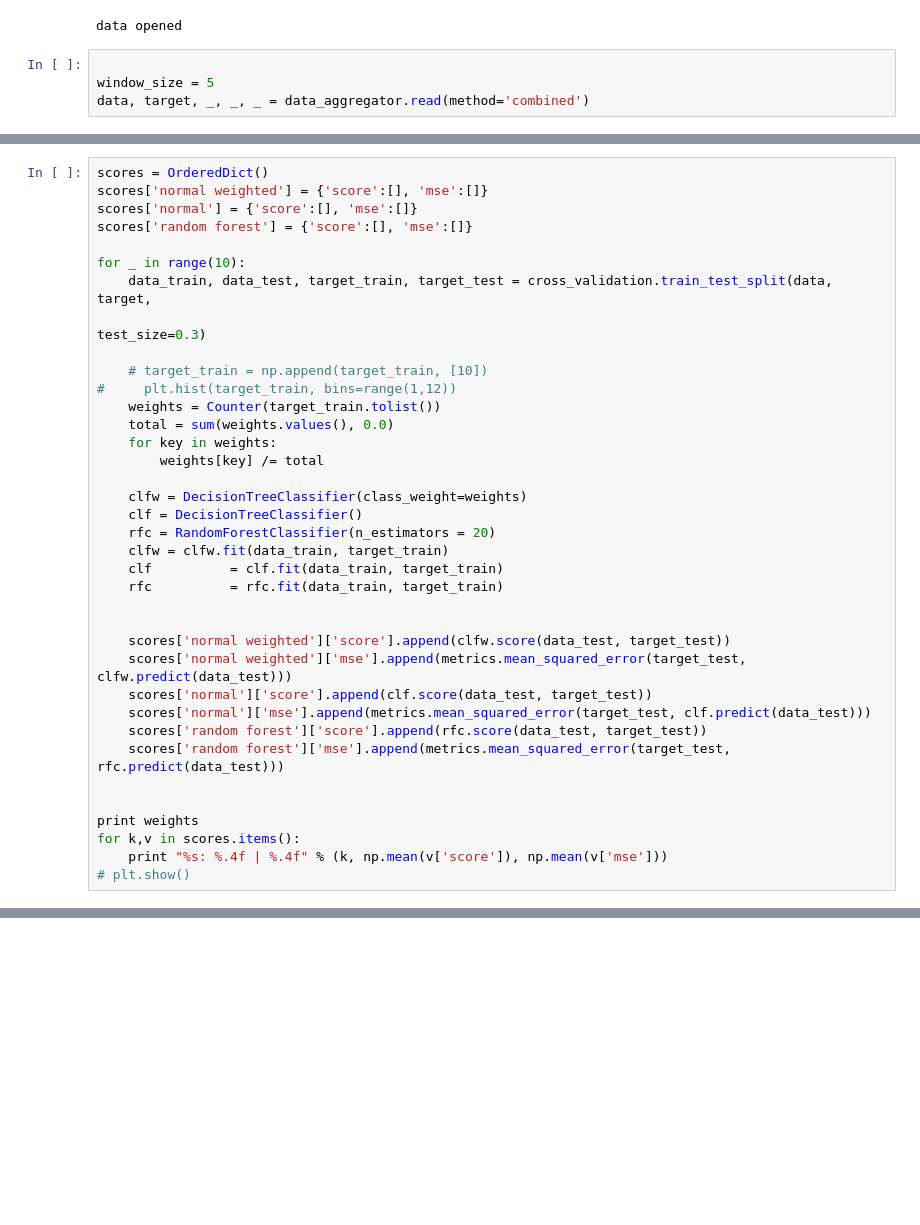
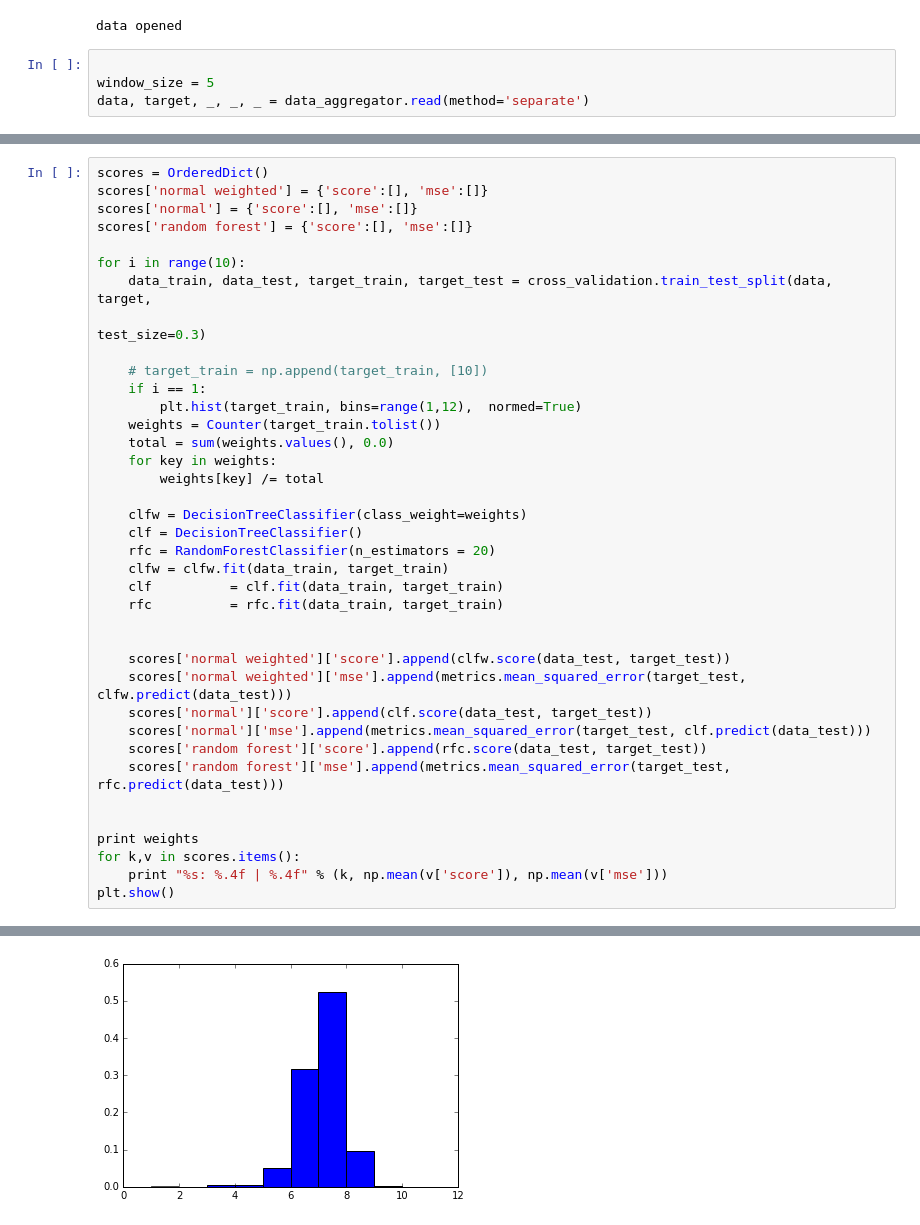
Before and after one commit to erikvanegmond/VUDataminingAssignment1, a Jupyter notebook: trees.ipynb, the cells around one changed output, grey strips where cells are left out. Cells and saved outputs as stored; diff of their text form; blank space fills up the shorter version.

```diff
--- a/trees.ipynb
+++ b/trees.ipynb
@@ -18,5 +18,5 @@ data opened
 # %%
 
 window_size = 5
-data, target, _, _, _ = data_aggregator.read(method='combined')
+data, target, _, _, _ = data_aggregator.read(method='separate')
 # %% [output]
@@ -27,12 +43,13 @@ scores['normal weighted'] = {'score':[], 'mse':[]}
 scores['normal'] = {'score':[], 'mse':[]}
 scores['random forest'] = {'score':[], 'mse':[]}
 
-for _ in range(10):
+for i in range(10):
     data_train, data_test, target_train, target_test = cross_validation.train_test_split(data, target,
                                                                                              test_size=0.3)
 
     # target_train = np.append(target_train, [10])
-#     plt.hist(target_train, bins=range(1,12))
+    if i == 1:
+        plt.hist(target_train, bins=range(1,12),  normed=True)
     weights = Counter(target_train.tolist())
     total = sum(weights.values(), 0.0)
     for key in weights:
@@ -57,5 +74,5 @@ for _ in range(10):
 print weights
 for k,v in scores.items():
     print "%s: %.4f | %.4f" % (k, np.mean(v['score']), np.mean(v['mse']))
-# plt.show()
+plt.show()
 # %% [output]
@@ -65,0 +83 @@ random forest: 0.5449 | 0.6813
+[figure, added]
```
Also changed, not shown: parts of 2 cells of this notebook, 1 other file.
